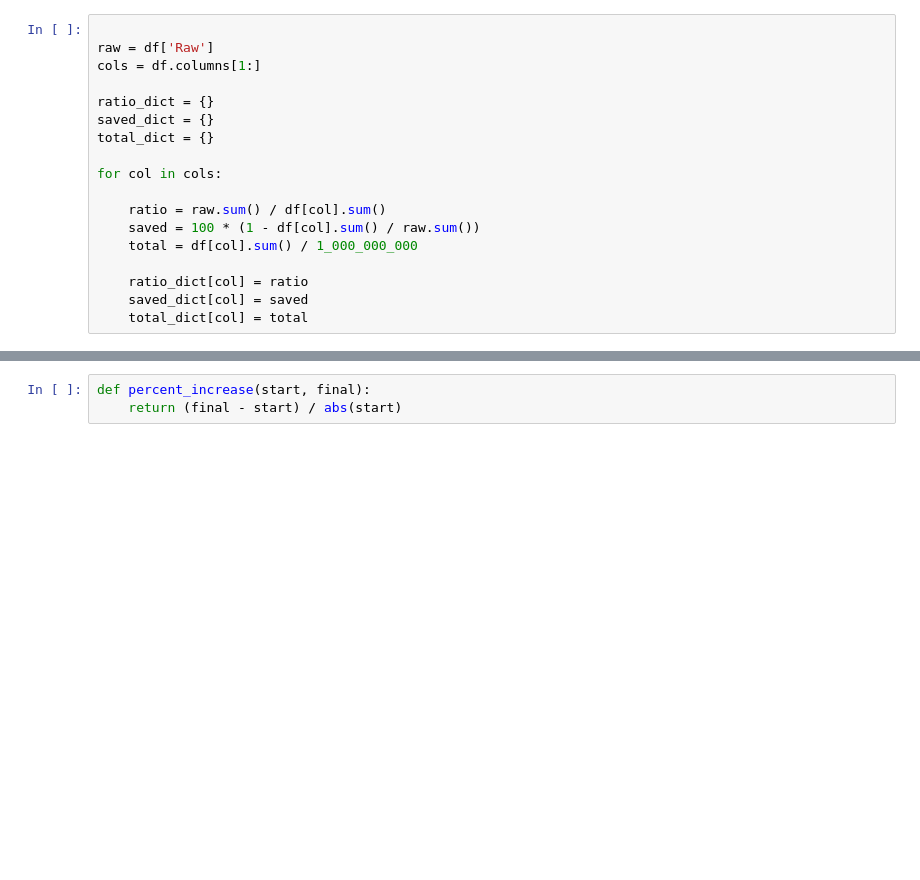
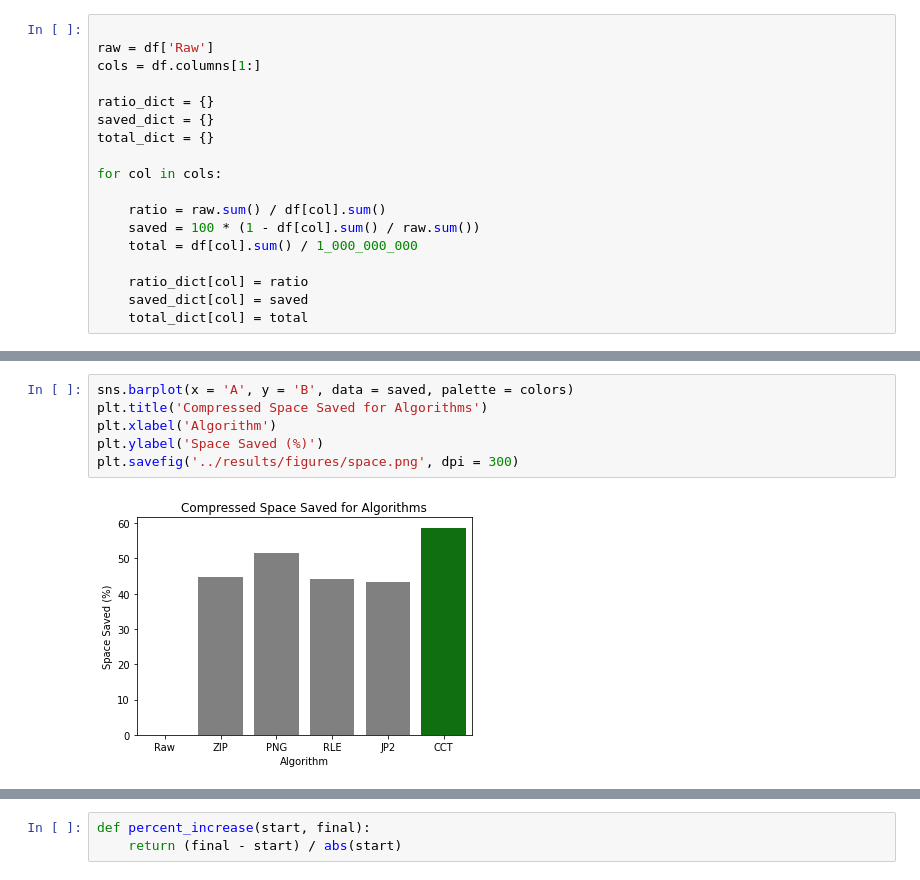
Before and after one commit to taaha-khan/2023-CompaCT-Image-Compression, a Jupyter notebook: notebooks/1.0-tk-results-analysis.ipynb, the cells around one changed output, grey strips where cells are left out. Drawn from its saved outputs; the diff is of its cells as text; blank space fills up the shorter version.

```diff
--- a/notebooks/1.0-tk-results-analysis.ipynb
+++ b/notebooks/1.0-tk-results-analysis.ipynb
@@ -78,0 +80,8 @@ Text(0.5, 1.0, 'Total Dataset Size vs. Compression Algorithm')
+# %%
+sns.barplot(x = 'A', y = 'B', data = saved, palette = colors)
+plt.title('Compressed Space Saved for Algorithms')
+plt.xlabel('Algorithm')
+plt.ylabel('Space Saved (%)')
+plt.savefig('../results/figures/space.png', dpi = 300)
+# %% [output]
+[figure, added]
```
Also changed, not shown: parts of 11 cells of this notebook, 24 other files.
